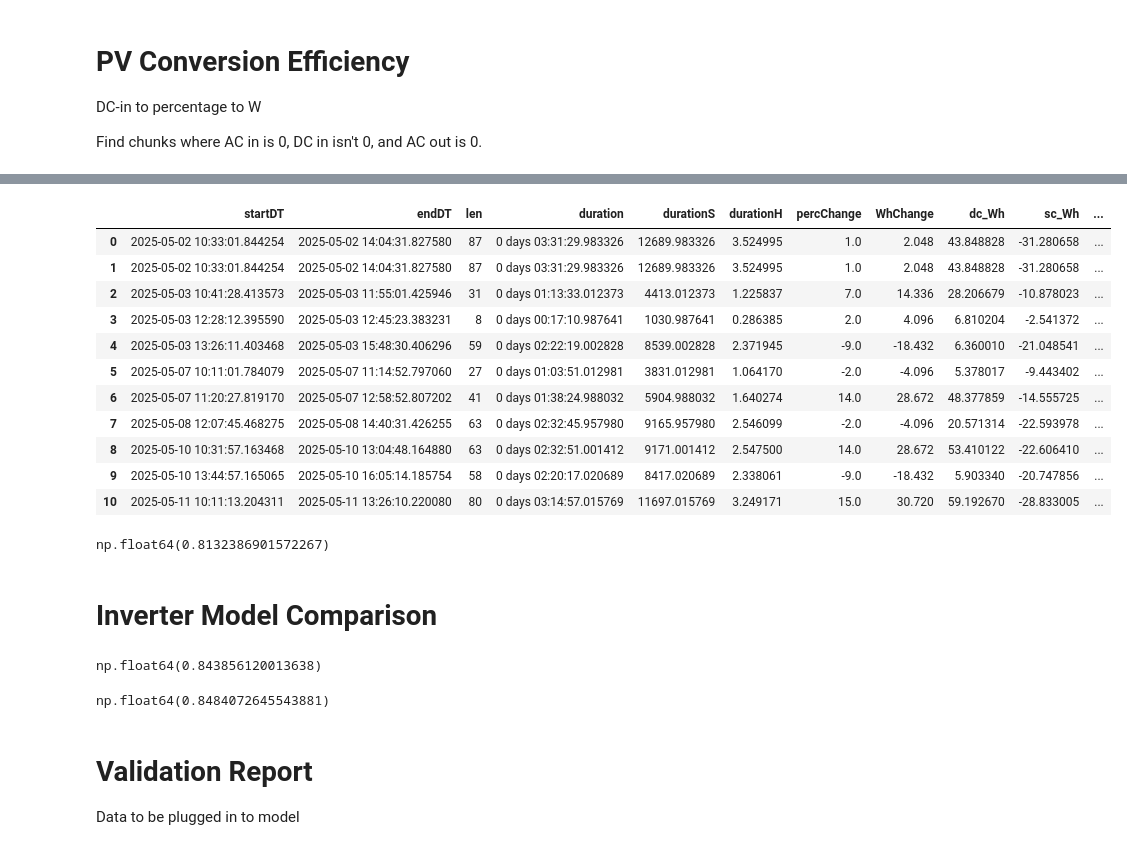
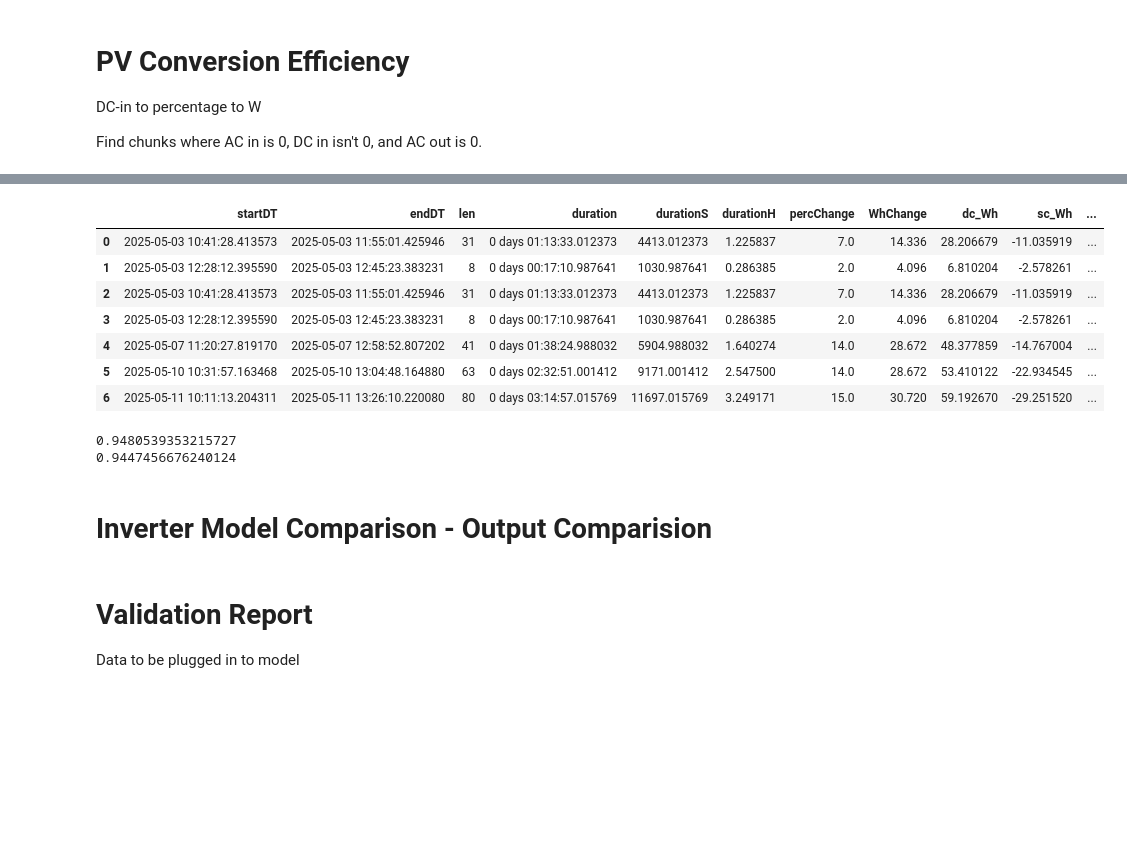
Before and after one commit to communityvirtualpowerplant/smartPowerStation, a Jupyter notebook: jupyter_notebooks/validate_powerstation.ipynb, the cells around one changed output, grey strips where cells are left out. Drawn from its saved outputs; the diff is of its cells as text; code cells hidden in the pictures; blank space fills up the shorter version.

```diff
--- a/jupyter_notebooks/validate_powerstation.ipynb
+++ b/jupyter_notebooks/validate_powerstation.ipynb
@@ -369,7 +369,9 @@ for c in acI_ListF:
     dH = dur.total_seconds()/60/60
     sc = selfConsumptionW * dH
     e = (wh_change - sc)/ aci_Wh   #when charging, self-consumption is added to change
-    df = pd.DataFrame({'startDT': [c.iloc[0]['datetime']], 'endDT': [c.iloc[-1]['datetime']],'len':[len(c)],'duration':[dur],'durationS':[dur.total_seconds()],'durationH':[dH],'percChange':[perc_change],'WhChange':[wh_change],'r2_Wh':[aci_Wh],'sc_Wh':[sc],'eff':[e]})
+    df = pd.DataFrame({'startDT': [c.iloc[0]['datetime']], 'endDT': [c.iloc[-1]['datetime']],
+                       'len':[len(c)],'duration':[dur],'durationS':[dur.total_seconds()],
+                       'durationH':[dH],'percChange':[perc_change],'WhChange':[wh_change],'r2_Wh':[aci_Wh],'sc_Wh':[sc],'eff':[e]})
     aciAn = pd.concat([aciAn,df], ignore_index=True)
 
 aciAn
@@ -465,39 +468,48 @@ for l in dcI_List:
 # %%
-dciAn = pd.DataFrame(columns=['startDT', 'endDT','len','duration','durationS','durationH','percChange','WhChange','dc_Wh','sc_Wh','eff'])
+dciAn = pd.DataFrame(columns=['startDT', 'endDT','len','duration','durationS','durationH','percChange','WhChange','dc_Wh','sc_Wh','eff','adjEff'])
 
 for c in dcI_ListF:
     perc_change = c.iloc[-1]['powerstation_percentage'] - c.iloc[0]['powerstation_percentage'] #when charging, start percentage is substracted from end percentage
     # if perc_change < 0: #drop if dc in was less than sc?
     #     continue
     wh_change =  WhChange(perc_change, batWh)
     dci_Wh = float(CONTROLS.getWh(c['powerstation_inputWDC'],CONTROLS.prepWh(c)['increments']))
 
-    #filter out PV inputs below 5Wh
-    if dci_Wh < 5:
-        continue
+    # #filter out PV inputs below 10% of PV capacity
+    # if dci_Wh < (pvW * .1):
+    #     continue
     dur = c.iloc[-1]['datetime'] - c.iloc[0]['datetime']
     dH = dur.total_seconds()/60/60
     sc = selfConsumptionW * dH
-    e = (wh_change - sc)/ dci_Wh #when charging, self-consumption is added to change
-    df = pd.DataFrame({'startDT': [c.iloc[0]['datetime']], 'endDT': [c.iloc[-1]['datetime']],'len':[len(c)],'duration':[dur],'durationS':[dur.total_seconds()],'durationH':[dH],'percChange':[perc_change],'WhChange':[wh_change],'dc_Wh':[dci_Wh],'sc_Wh':[sc],'eff':[e]})
+
+    if perc_change > 0:
+        e = (wh_change - sc)/ dci_Wh #when charging, self-consumption is added to change
+    # elif perc_change < 0:
+    #     e = (wh_change - sc)/ dci_Wh #when charging, self-consumption is added to change
+    else:
+        continue
+    ae = min(99,e*100)*.01
+    df = pd.DataFrame({'startDT': [c.iloc[0]['datetime']], 'endDT': [c.iloc[-1]['datetime']],
+                       'len':[len(c)],'duration':[dur],'durationS':[dur.total_seconds()],'durationH':[dH],
+                       'percChange':[perc_change],'WhChange':[wh_change],'dc_Wh':[dci_Wh],'sc_Wh':[sc],'eff':[e],'adjEff':[ae]})
     dciAn = pd.concat([dciAn,df], ignore_index=True)
 
 dciAn
 # %% [output]
 |  | startDT | endDT | len | duration | durationS | durationH | percChange | WhChange | dc_Wh | sc_Wh | ... |
-| 0 | 2025-05-02 10:33:01.844254 | 2025-05-02 14:04:31.827580 | 87 | 0 days 03:31:29.983326 | 12689.983326 | 3.524995 | 1.0 | 2.048 | 43.848828 | -31.280658 | ... |
-| 1 | 2025-05-02 10:33:01.844254 | 2025-05-02 14:04:31.827580 | 87 | 0 days 03:31:29.983326 | 12689.983326 | 3.524995 | 1.0 | 2.048 | 43.848828 | -31.280658 | ... |
-| 2 | 2025-05-03 10:41:28.413573 | 2025-05-03 11:55:01.425946 | 31 | 0 days 01:13:33.012373 | 4413.012373 | 1.225837 | 7.0 | 14.336 | 28.206679 | -10.878023 | ... |
-| 3 | 2025-05-03 12:28:12.395590 | 2025-05-03 12:45:23.383231 | 8 | 0 days 00:17:10.987641 | 1030.987641 | 0.286385 | 2.0 | 4.096 | 6.810204 | -2.541372 | ... |
-| 4 | 2025-05-03 13:26:11.403468 | 2025-05-03 15:48:30.406296 | 59 | 0 days 02:22:19.002828 | 8539.002828 | 2.371945 | -9.0 | -18.432 | 6.360010 | -21.048541 | ... |
-| 5 | 2025-05-07 10:11:01.784079 | 2025-05-07 11:14:52.797060 | 27 | 0 days 01:03:51.012981 | 3831.012981 | 1.064170 | -2.0 | -4.096 | 5.378017 | -9.443402 | ... |
-| 6 | 2025-05-07 11:20:27.819170 | 2025-05-07 12:58:52.807202 | 41 | 0 days 01:38:24.988032 | 5904.988032 | 1.640274 | 14.0 | 28.672 | 48.377859 | -14.555725 | ... |
-| 7 | 2025-05-08 12:07:45.468275 | 2025-05-08 14:40:31.426255 | 63 | 0 days 02:32:45.957980 | 9165.957980 | 2.546099 | -2.0 | -4.096 | 20.571314 | -22.593978 | ... |
-| 8 | 2025-05-10 10:31:57.163468 | 2025-05-10 13:04:48.164880 | 63 | 0 days 02:32:51.001412 | 9171.001412 | 2.547500 | 14.0 | 28.672 | 53.410122 | -22.606410 | ... |
-| 9 | 2025-05-10 13:44:57.165065 | 2025-05-10 16:05:14.185754 | 58 | 0 days 02:20:17.020689 | 8417.020689 | 2.338061 | -9.0 | -18.432 | 5.903340 | -20.747856 | ... |
-| 10 | 2025-05-11 10:11:13.204311 | 2025-05-11 13:26:10.220080 | 80 | 0 days 03:14:57.015769 | 11697.015769 | 3.249171 | 15.0 | 30.720 | 59.192670 | -28.833005 | ... |
+| 0 | 2025-05-03 10:41:28.413573 | 2025-05-03 11:55:01.425946 | 31 | 0 days 01:13:33.012373 | 4413.012373 | 1.225837 | 7.0 | 14.336 | 28.206679 | -11.035919 | ... |
+| 1 | 2025-05-03 12:28:12.395590 | 2025-05-03 12:45:23.383231 | 8 | 0 days 00:17:10.987641 | 1030.987641 | 0.286385 | 2.0 | 4.096 | 6.810204 | -2.578261 | ... |
+| 2 | 2025-05-03 10:41:28.413573 | 2025-05-03 11:55:01.425946 | 31 | 0 days 01:13:33.012373 | 4413.012373 | 1.225837 | 7.0 | 14.336 | 28.206679 | -11.035919 | ... |
+| 3 | 2025-05-03 12:28:12.395590 | 2025-05-03 12:45:23.383231 | 8 | 0 days 00:17:10.987641 | 1030.987641 | 0.286385 | 2.0 | 4.096 | 6.810204 | -2.578261 | ... |
+| 4 | 2025-05-07 11:20:27.819170 | 2025-05-07 12:58:52.807202 | 41 | 0 days 01:38:24.988032 | 5904.988032 | 1.640274 | 14.0 | 28.672 | 48.377859 | -14.767004 | ... |
+| 5 | 2025-05-10 10:31:57.163468 | 2025-05-10 13:04:48.164880 | 63 | 0 days 02:32:51.001412 | 9171.001412 | 2.547500 | 14.0 | 28.672 | 53.410122 | -22.934545 | ... |
+| 6 | 2025-05-11 10:11:13.204311 | 2025-05-11 13:26:10.220080 | 80 | 0 days 03:14:57.015769 | 11697.015769 | 3.249171 | 15.0 | 30.720 | 59.192670 | -29.251520 | ... |
 # %%
 dcInputEff=dciAn['eff'].mean()
-dcInputEff
+print(dcInputEff)
+
+dcInputEffAdj=dciAn['adjEff'].mean()
+print(dcInputEffAdj)
 # %% [output]
-np.float64(0.8132386901572267)
+0.9480539353215727
+0.9447456676240124
@@ -504,14 +518,11 @@ np.float64(0.8132386901572267)
 # %% [markdown]
-# Inverter Model Comparison
+# Inverter Model Comparison - Output Comparision
 # %%
 #convert DC to AC with PV Watts model
 #https://pvlib-python.readthedocs.io/en/stable/reference/generated/pvlib.inverter.pvwatts.html#pvlib.inverter.pvwatts
 #args: dc power input to inverter, inverter nameplate max WAC output, nameplate efficiency
+invModel = []
 
-pvlib.inverter.pvwatts(70, 300,0.85)/70
+invModel.append(pvlib.inverter.pvwatts(70, 300,0.85)/70)
-# %% [output]
-np.float64(0.843856120013638)
 # %%
-pvlib.inverter.pvwatts(94, 300,0.85)/94
+invModel.append(pvlib.inverter.pvwatts(94, 300,0.85)/94)
-# %% [output]
-np.float64(0.8484072645543881)
```
Also changed, not shown: parts of 35 cells of this notebook.
